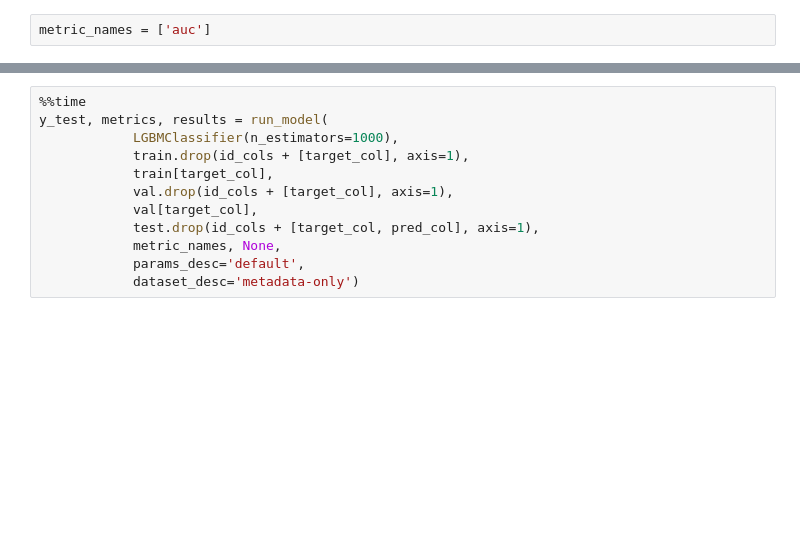
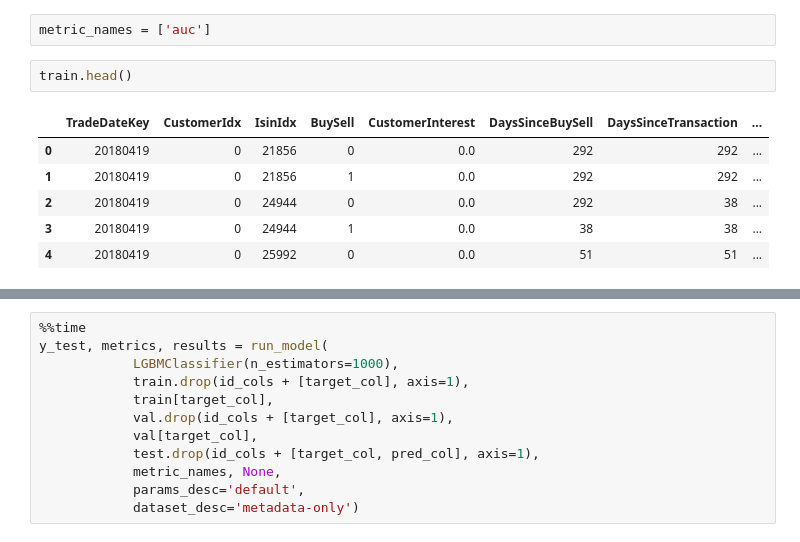
Before and after one commit to Robert-Aduviri/DSG-2018-Qualifiers, a Jupyter notebook: notebooks/robert/RA-05-Baseline-Temporal-Data.ipynb, the cells around one changed output, grey strips where cells are left out. Cells and saved outputs as stored; diff of their text form; blank space fills up the shorter version.

```diff
--- a/notebooks/robert/RA-05-Baseline-Temporal-Data.ipynb
+++ b/notebooks/robert/RA-05-Baseline-Temporal-Data.ipynb
@@ -131,3 +131,12 @@ def run_model(model, X_train, y_train, X_val, y_val, X_test,
 from lightgbm import LGBMClassifier
 # %%
 metric_names = ['auc']
+# %%
+train.head()
+# %% [output]
+|  | TradeDateKey | CustomerIdx | IsinIdx | BuySell | CustomerInterest | DaysSinceBuySell | DaysSinceTransaction | ... |
+| 0 | 20180419 | 0 | 21856 | 0 | 0.0 | 292 | 292 | ... |
+| 1 | 20180419 | 0 | 21856 | 1 | 0.0 | 292 | 292 | ... |
+| 2 | 20180419 | 0 | 24944 | 0 | 0.0 | 292 | 38 | ... |
+| 3 | 20180419 | 0 | 24944 | 1 | 0.0 | 38 | 38 | ... |
+| 4 | 20180419 | 0 | 25992 | 0 | 0.0 | 51 | 51 | ... |
```
Also changed, not shown: parts of 3 cells of this notebook, 4 other files.
